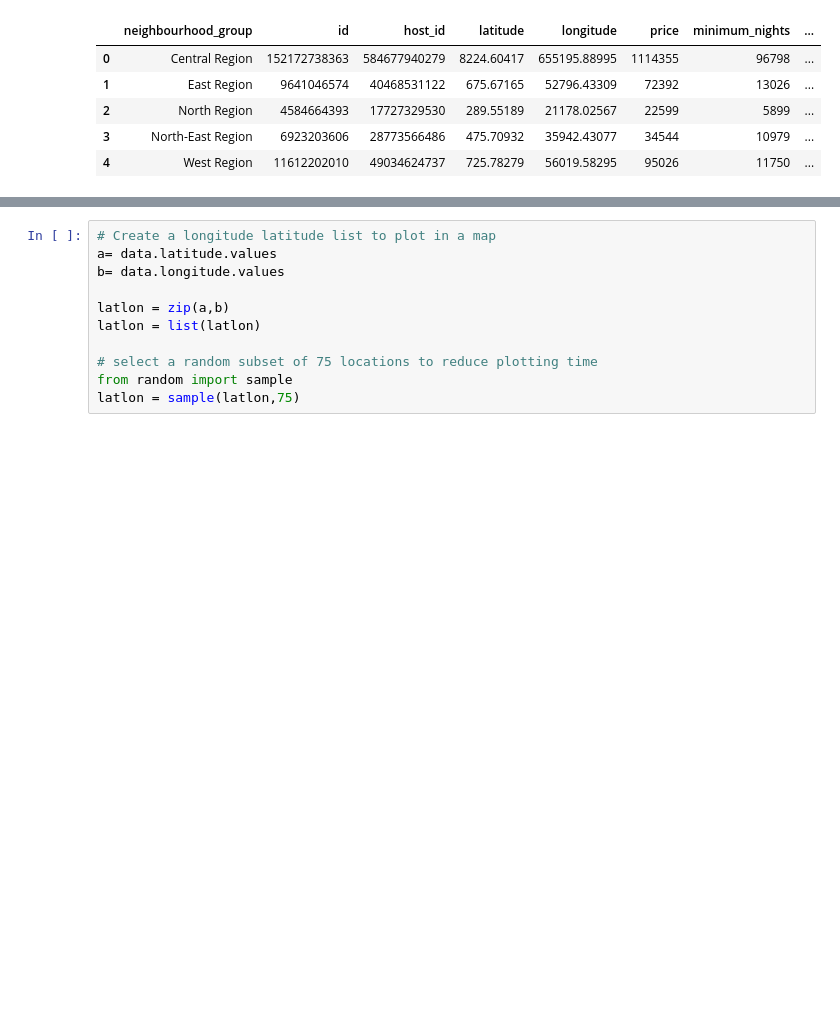
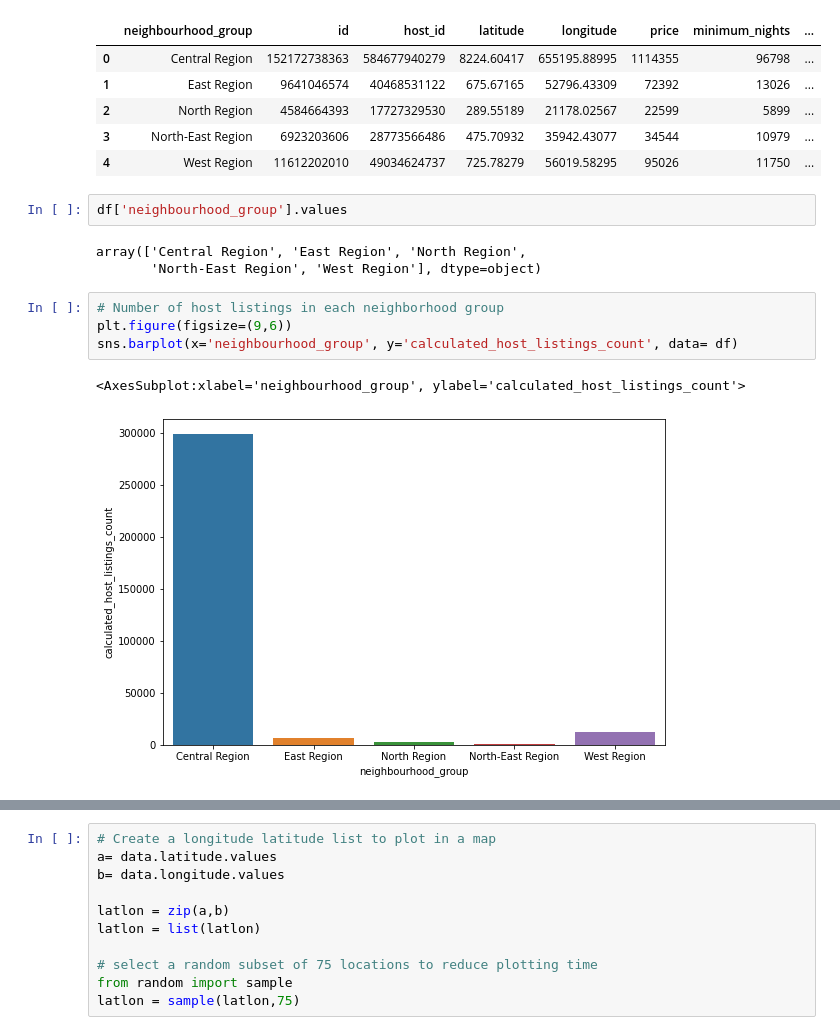
Before and after one commit to tharina11/Exploratory-Data-Analysis-Singapore-AirBNB, a Jupyter notebook: AirBnB_EDA.ipynb, the cells around one changed output, grey strips where cells are left out. Saved outputs shown, nothing was run; the diff lists cells and outputs as text; blank space fills up the shorter version.

```diff
--- a/AirBnB_EDA.ipynb
+++ b/AirBnB_EDA.ipynb
@@ -133,5 +150,17 @@ df
 | 2 | North Region | 4584664393 | 17727329530 | 289.55189 | 21178.02567 | 22599 | 5899 | ... |
 | 3 | North-East Region | 6923203606 | 28773566486 | 475.70932 | 35942.43077 | 34544 | 10979 | ... |
 | 4 | West Region | 11612202010 | 49034624737 | 725.78279 | 56019.58295 | 95026 | 11750 | ... |
+# %%
+df['neighbourhood_group'].values
+# %% [output]
+array(['Central Region', 'East Region', 'North Region',
+       'North-East Region', 'West Region'], dtype=object)
+# %%
+# Number of host listings in each neighborhood group
+plt.figure(figsize=(9,6))
+sns.barplot(x='neighbourhood_group', y='calculated_host_listings_count', data= df)
+# %% [output]
+<AxesSubplot:xlabel='neighbourhood_group', ylabel='calculated_host_listings_count'>
+[figure, added]
 # %%
 # Total money spent for AirBnb in different neighborhood regions
```
Also changed, not shown: parts of 8 cells of this notebook.
